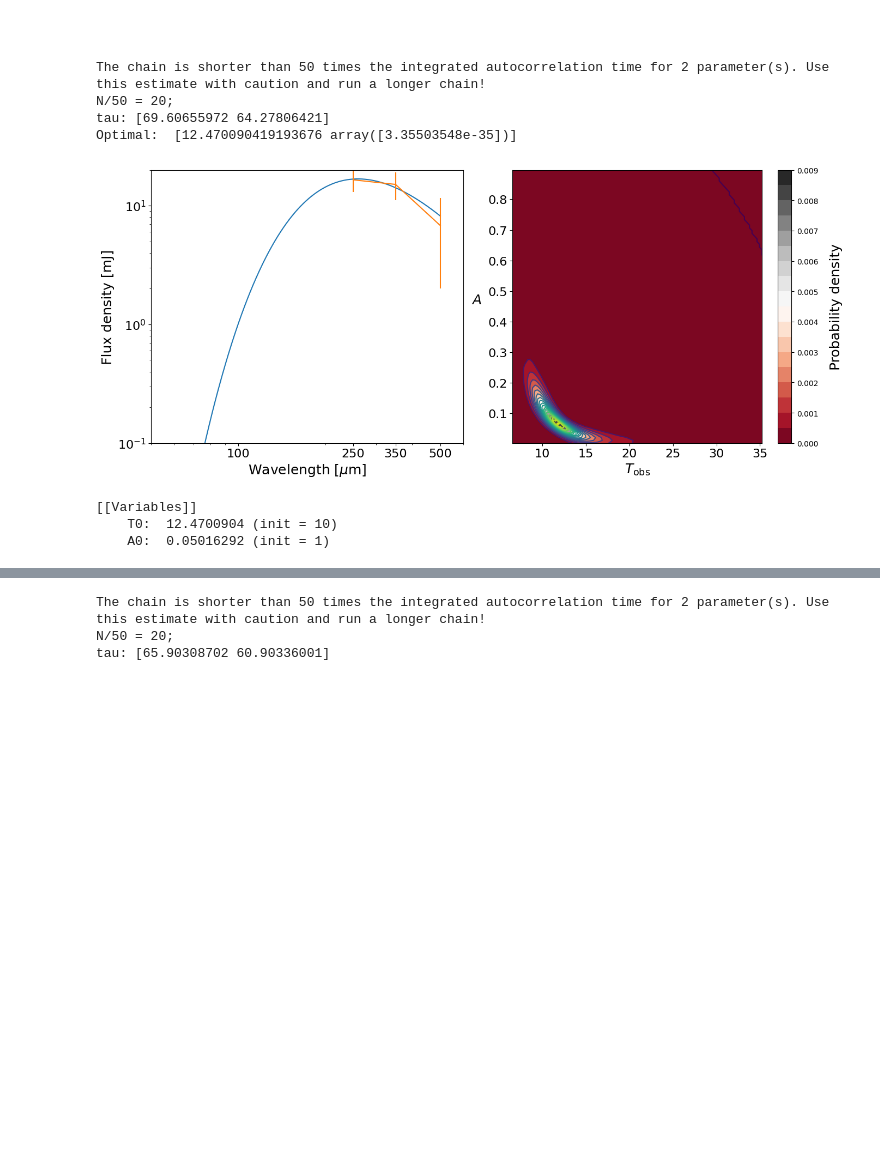
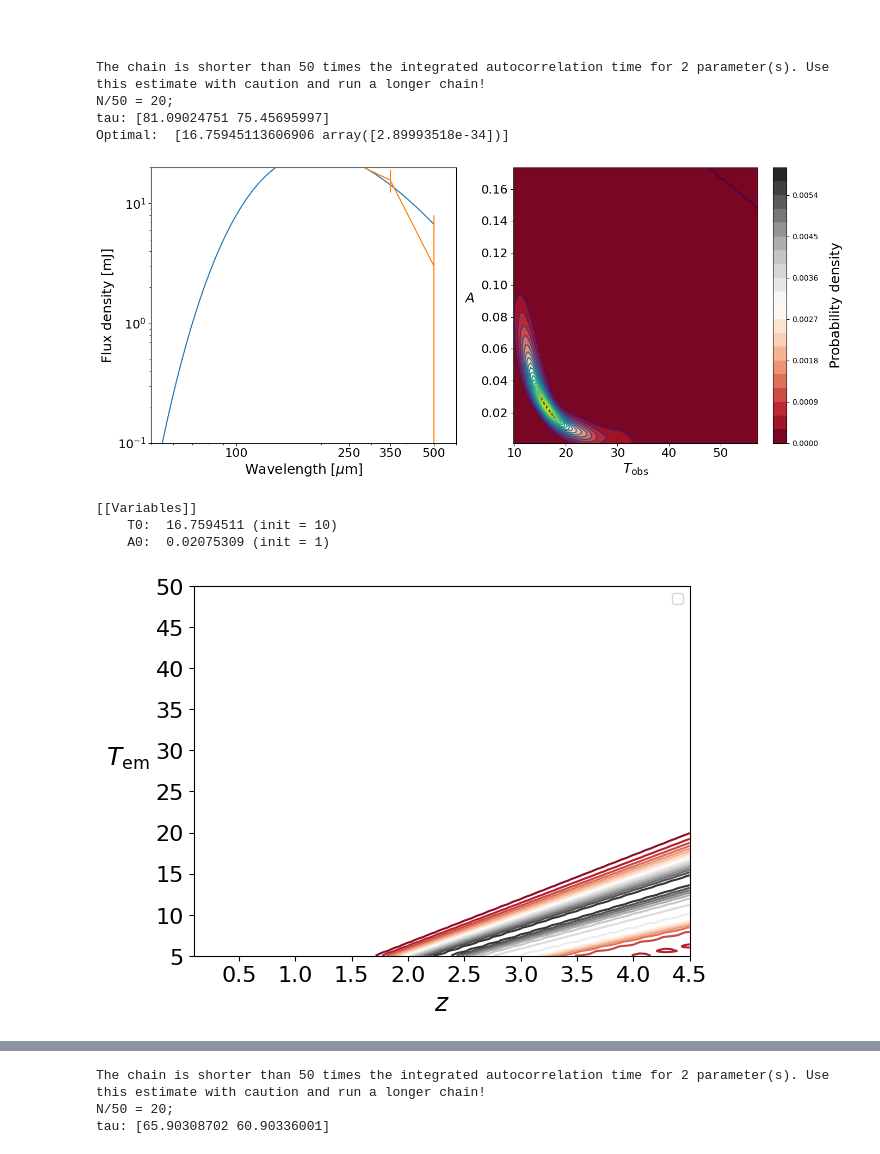
Before and after one commit to ptanouri/Submm_Photometry, a Jupyter notebook: PLOTTING_LAST_TIME_HOPEFULLY.ipynb, the cells around one changed output, grey strips where cells are left out. Saved outputs shown, nothing was run; the diff lists cells and outputs as text; code cells hidden in the pictures; blank space fills up the shorter version.

```diff
--- a/PLOTTING_LAST_TIME_HOPEFULLY.ipynb
+++ b/PLOTTING_LAST_TIME_HOPEFULLY.ipynb
@@ -42,7 +42,7 @@ from scipy.integrate import simps
 
 import matplotlib.ticker as ticker
 # %%
-data = np.loadtxt('LT_relation.txt')
+data = np.loadtxt('../LT_relation.txt')
 
 z = data[:,0]
 # m = data[:,1]
@@ -461,11 +520,12 @@ def plot_3_flux(index_number):
 # %%
-plot_3_flux(422)
+plot_3_flux(167)
 # %% [output]
 The chain is shorter than 50 times the integrated autocorrelation time for 2 parameter(s). Use this estimate with caution and run a longer chain!
 N/50 = 20;
-tau: [69.60655972 64.27806421]
-Optimal:  [12.470090419193676 array([3.35503548e-35])]
+tau: [81.09024751 75.45695997]
+Optimal:  [16.75945113606906 array([2.89993518e-34])]
-[figure, old version]
+[figure, new version]
 [[Variables]]
-    T0:  12.4700904 (init = 10)
-    A0:  0.05016292 (init = 1)
+    T0:  16.7594511 (init = 10)
+    A0:  0.02075309 (init = 1)
+[figure, added]
```
Also changed, not shown: parts of 32 cells of this notebook.
